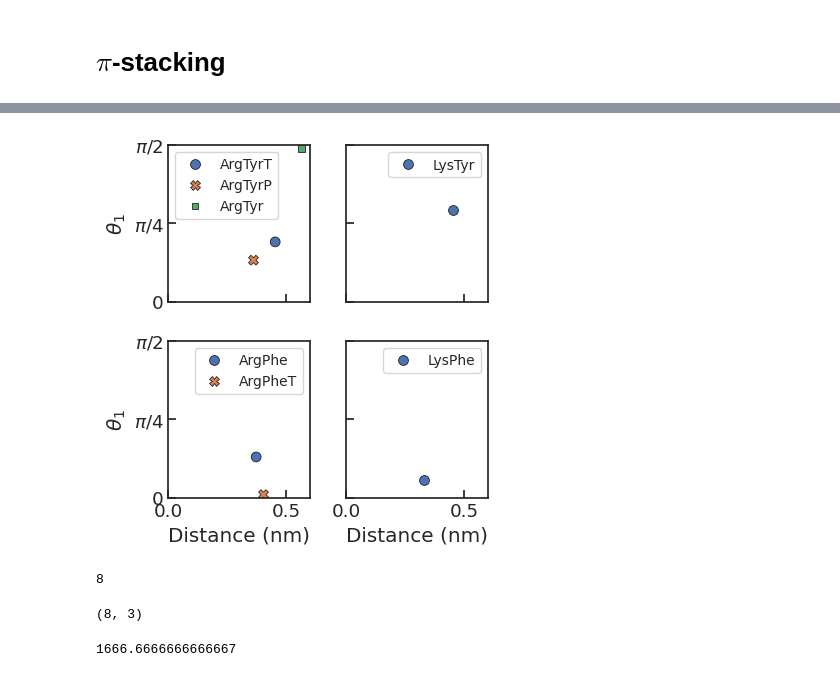
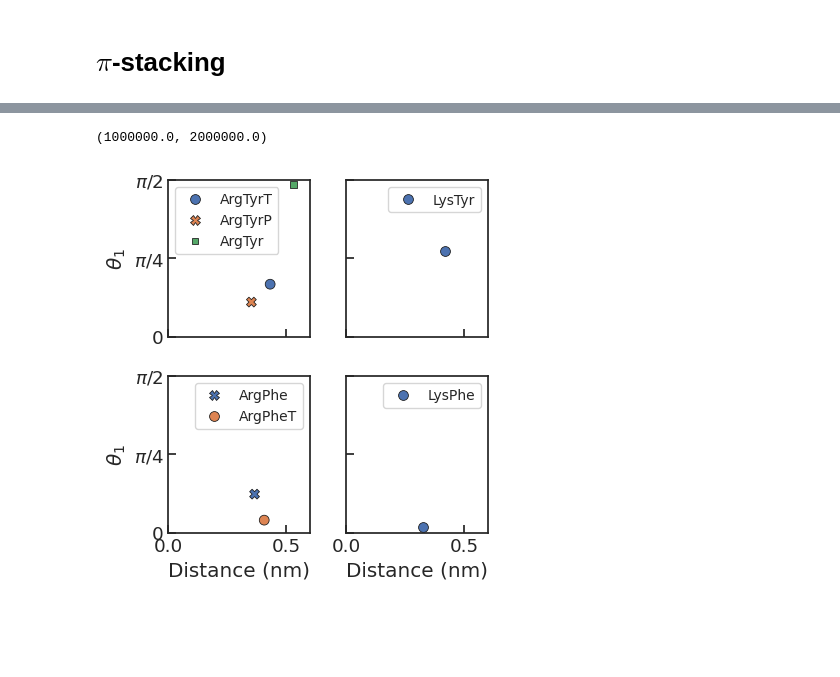
Before and after one commit to BioKT/Stickers, a Jupyter notebook: ARGLYS/analysis_interactions_qm.ipynb, the cells around one changed output, grey strips where cells are left out. Saved outputs shown, nothing was run; the diff lists cells and outputs as text; code cells hidden in the pictures; blank space fills up the shorter version.

```diff
--- a/ARGLYS/analysis_interactions_qm.ipynb
+++ b/ARGLYS/analysis_interactions_qm.ipynb
@@ -367,3 +466,7 @@ Error:
+# %%
+traj.time[0],traj.time[-1]
+# %% [output]
+(1000000.0, 2000000.0)
 # %%
 fig, ax = plt.subplots(2,2, sharex=True, sharey=True, figsize=(4.25,4.5))
 
@@ -375,32 +478,32 @@ ax[0][0].legend(title=None , fontsize=10, loc=2)
 
 sel = contacts_qm_df['pdb'].str.contains('ArgPhe')
 contacts_qm_df[sel]
 s = sns.scatterplot(data=contacts_qm_df[sel], x='dmean', y='theta1', \
-                hue='pdb', style='pdb', s=50, edgecolors='k', ax=ax[1][0])
+                hue='pdb', style='pdb', s=50, edgecolors='k', ax=ax[1][0], markers=["X", "o", "s"])
 ax[1][0].legend(title=None , fontsize=10)
 
 sel = contacts_qm_df['pdb'].str.contains('LysTyr')
 contacts_qm_df[sel]
 s = sns.scatterplot(data=contacts_qm_df[sel], x='dmean', y='theta1', \
                 hue='pdb', style='pdb', s=50, edgecolors='k', ax=ax[0][1])
 ax[0][1].legend(title=None , fontsize=10)
 
 sel = contacts_qm_df['pdb'].str.contains('LysPhe')
 contacts_qm_df[sel]
 s = sns.scatterplot(data=contacts_qm_df[sel], x='dmean', y='theta1', \
                 hue='pdb', style='pdb', s=50, edgecolors='k', ax=ax[1][1])
 ax[1][1].legend(title=None , fontsize=10)
 
 ax[0][0].set_xlim(0,0.6)
 ax[0][0].set_ylim(0,np.pi/2)
 ax[0][0].set_yticks(np.linspace(0,np.pi/2,3))
 ax[0][0].set_yticklabels([0, r"$\pi/4$", r"$\pi/2$"])
 ax[1][0].set_yticklabels([0, r"$\pi/4$", r"$\pi/2$"])
 
 ax[1][0].set_xlabel('Distance (nm)')
 ax[1][1].set_xlabel('Distance (nm)')
 ax[1][0].set_ylabel(r'$\theta_1$')
 ax[0][0].set_ylabel(r'$\theta_1$')
 plt.tight_layout()
 # %% [output]
-[figure, old version]
+[figure, new version]
@@ -409,12 +509,0 @@ plt.tight_layout()
-# %%
-dvec_mod.shape[0]
-# %% [output]
-8
-# %%
-np.shape(np.mean(displacements, axis=1))
-# %% [output]
-(8, 3)
-# %%
-500000/traj.timestep
-# %% [output]
-1666.6666666666667
```
Also changed, not shown: parts of 6 cells of this notebook, 8 other files.
